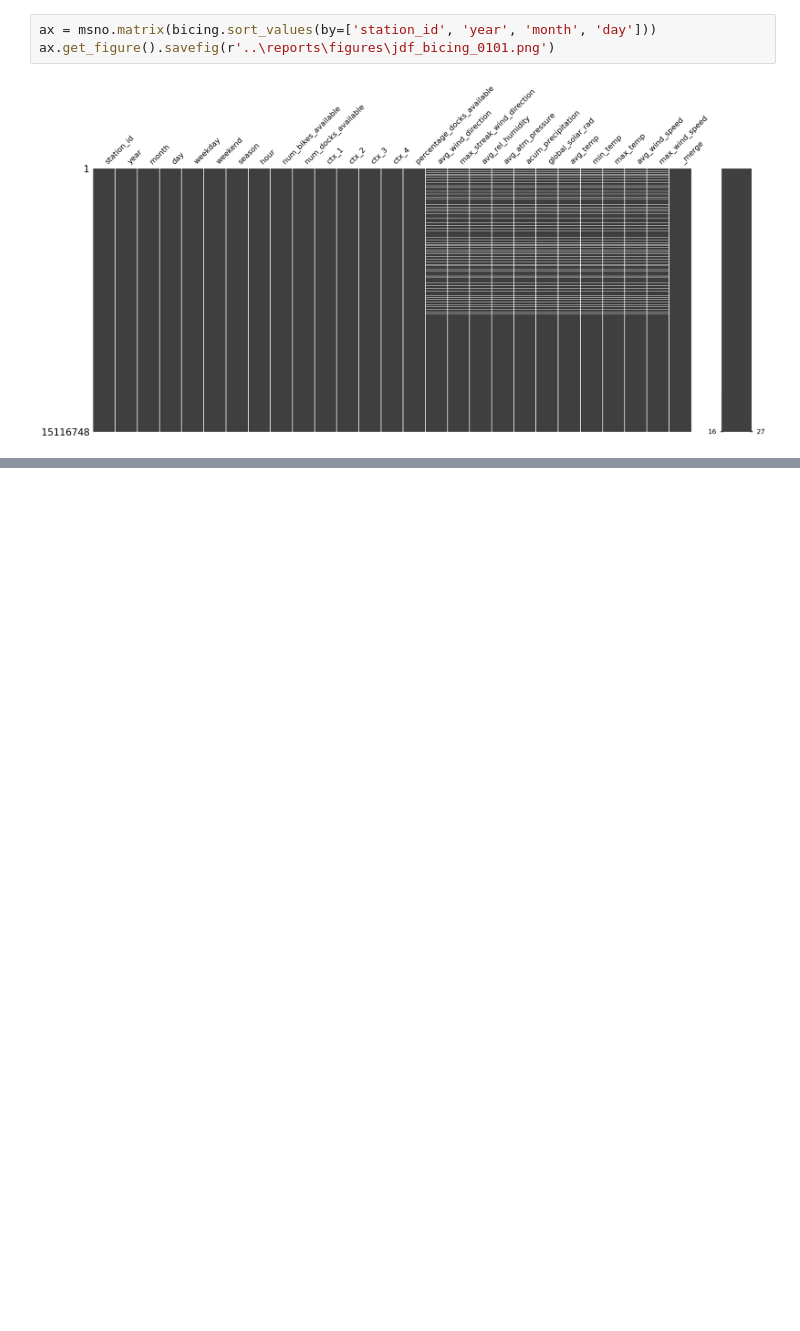
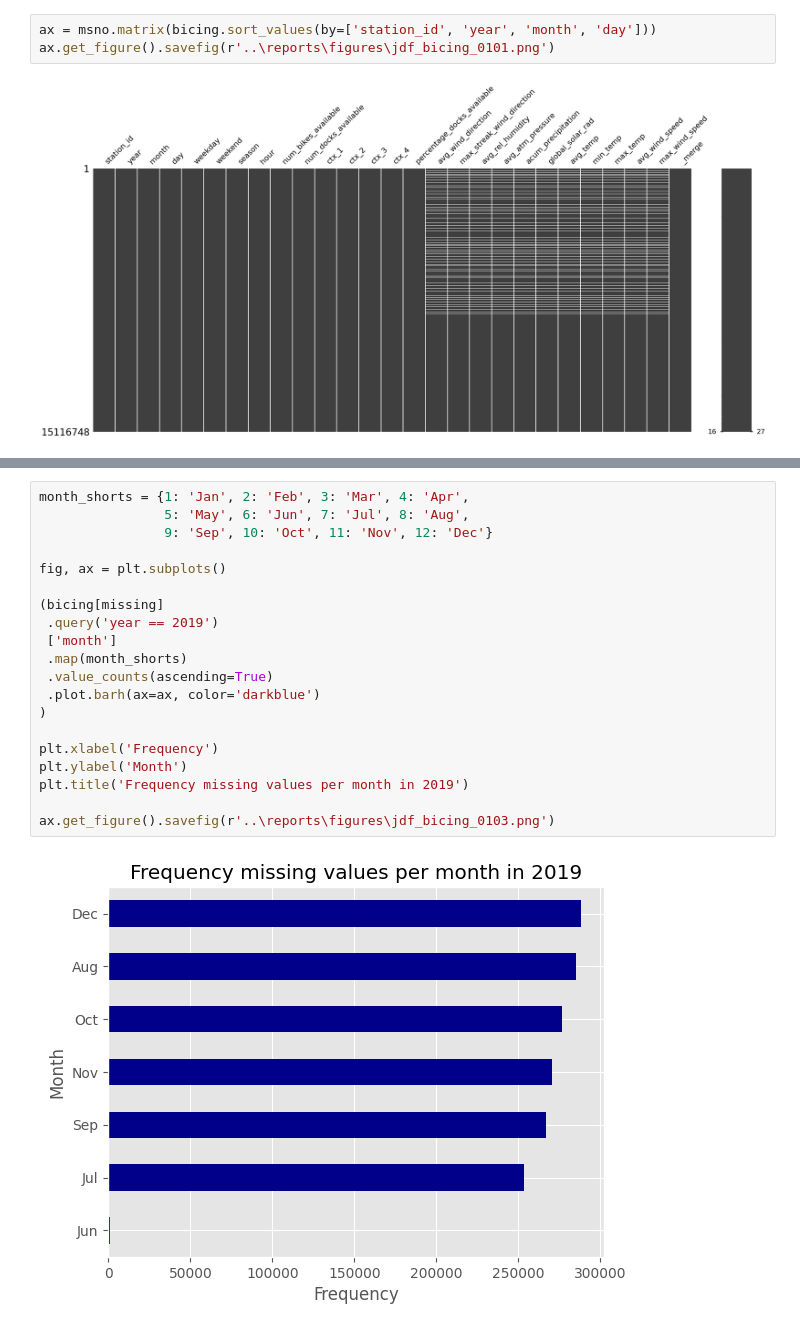
Before and after one commit to jadelaossa/bike-availability-prediction, a Jupyter notebook: notebooks/2.0-jdf-exploratory-data-analysis.ipynb, the cells around one changed output, grey strips where cells are left out. Saved outputs shown, nothing was run; the diff lists cells and outputs as text; blank space fills up the shorter version.

```diff
--- a/notebooks/2.0-jdf-exploratory-data-analysis.ipynb
+++ b/notebooks/2.0-jdf-exploratory-data-analysis.ipynb
@@ -170,0 +207,22 @@ ax.get_figure().savefig(r'..\reports\figures\jdf_bicing_0101.png')
+# %%
+month_shorts = {1: 'Jan', 2: 'Feb', 3: 'Mar', 4: 'Apr',
+                5: 'May', 6: 'Jun', 7: 'Jul', 8: 'Aug',
+                9: 'Sep', 10: 'Oct', 11: 'Nov', 12: 'Dec'}
+
+fig, ax = plt.subplots()
+
+(bicing[missing]
+ .query('year == 2019')
+ ['month']
+ .map(month_shorts)
+ .value_counts(ascending=True)
+ .plot.barh(ax=ax, color='darkblue')
+)
+
+plt.xlabel('Frequency')
+plt.ylabel('Month')
+plt.title('Frequency missing values per month in 2019')
+
+ax.get_figure().savefig(r'..\reports\figures\jdf_bicing_0103.png')
+# %% [output]
+[figure, added]
```
Also changed, not shown: parts of 7 cells of this notebook, 3 other files.
